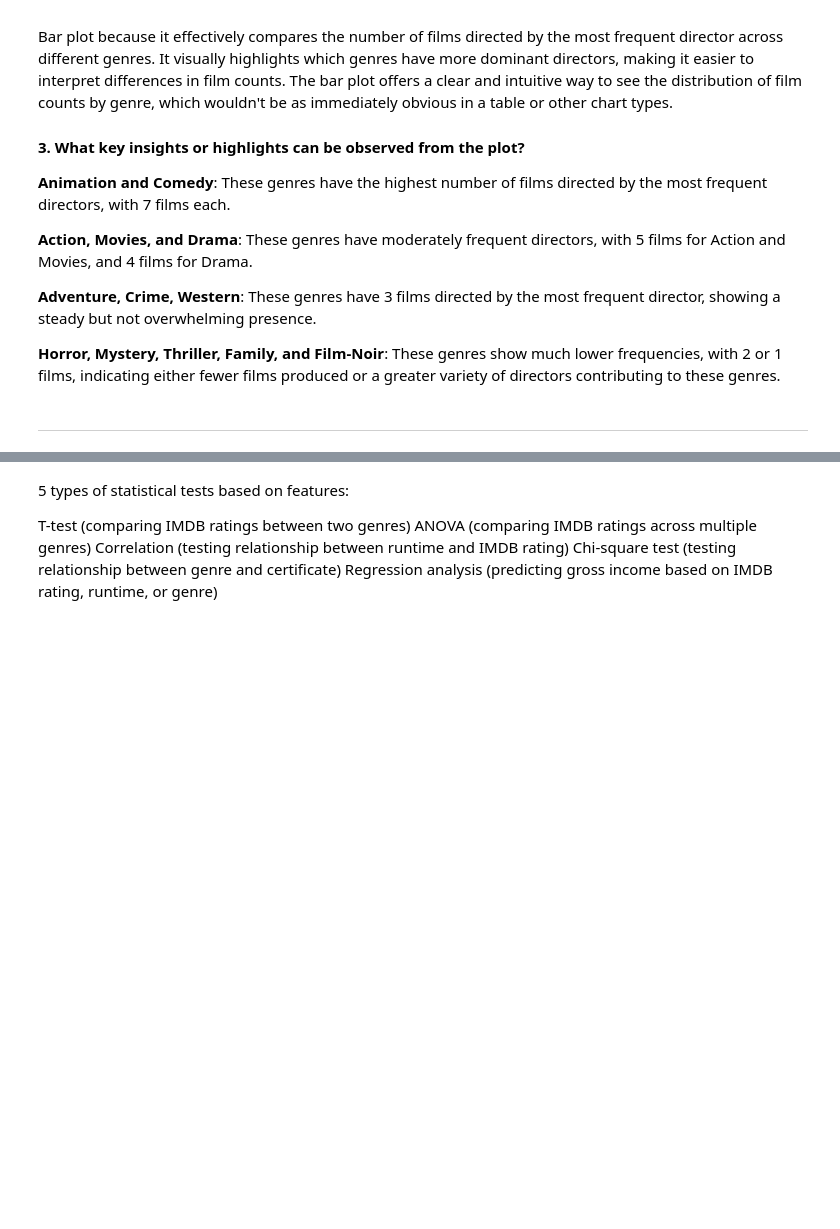
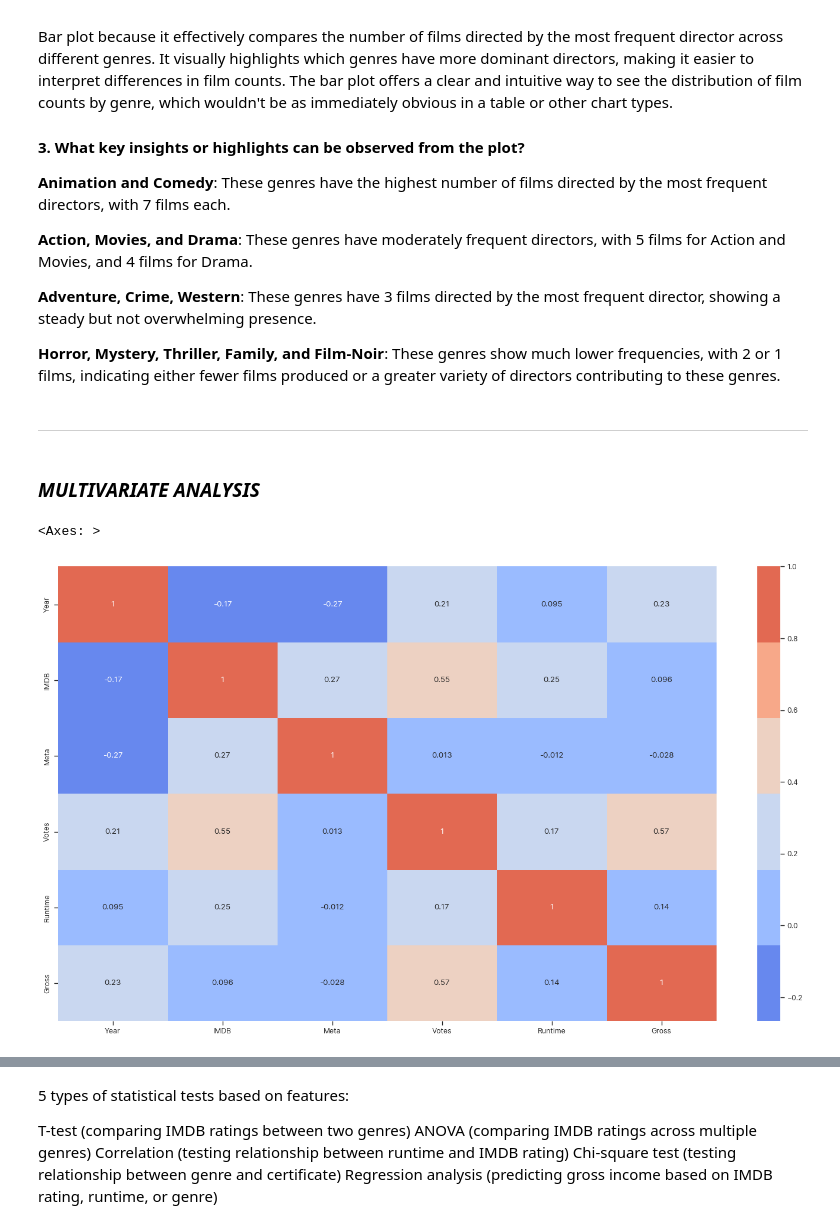
Before and after one commit to NEO-DAS/MyRepository, a Jupyter notebook: Source_code/code.ipynb, the cells around one changed output, grey strips where cells are left out. Cells and saved outputs as stored; diff of their text form; code cells hidden in the pictures; blank space fills up the shorter version.

```diff
--- a/Source_code/code.ipynb
+++ b/Source_code/code.ipynb
@@ -1343,3 +1335,13 @@ Bar plot because it effectively compares the number of films directed by the mos
 **Horror, Mystery, Thriller, Family, and Film-Noir**: These genres show much lower frequencies, with 2 or 1 films, indicating either fewer films produced or a greater variety of directors contributing to these genres.
 # %% [markdown]
 ---
+# %% [markdown]
+### ***MULTIVARIATE ANALYSIS***
+# %%
+numeric_df = df.select_dtypes(['int', 'float'])
+# %%
+plt.figure(figsize=(18, 10))
+sns.heatmap(numeric_df.corr(), annot=True, cmap = sns.color_palette("coolwarm"))
+# %% [output]
+<Axes: >
+[figure, added]
```
Also changed, not shown: parts of 33 cells of this notebook.
